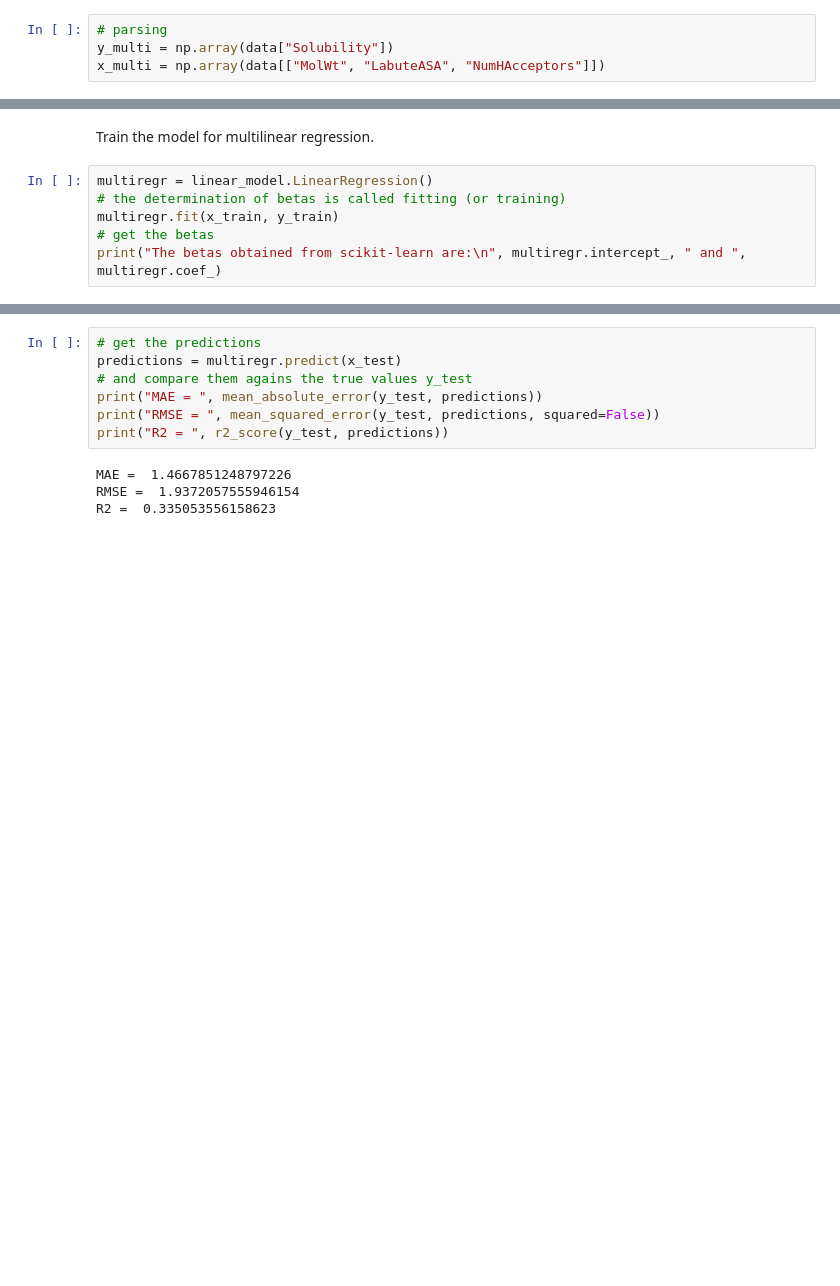
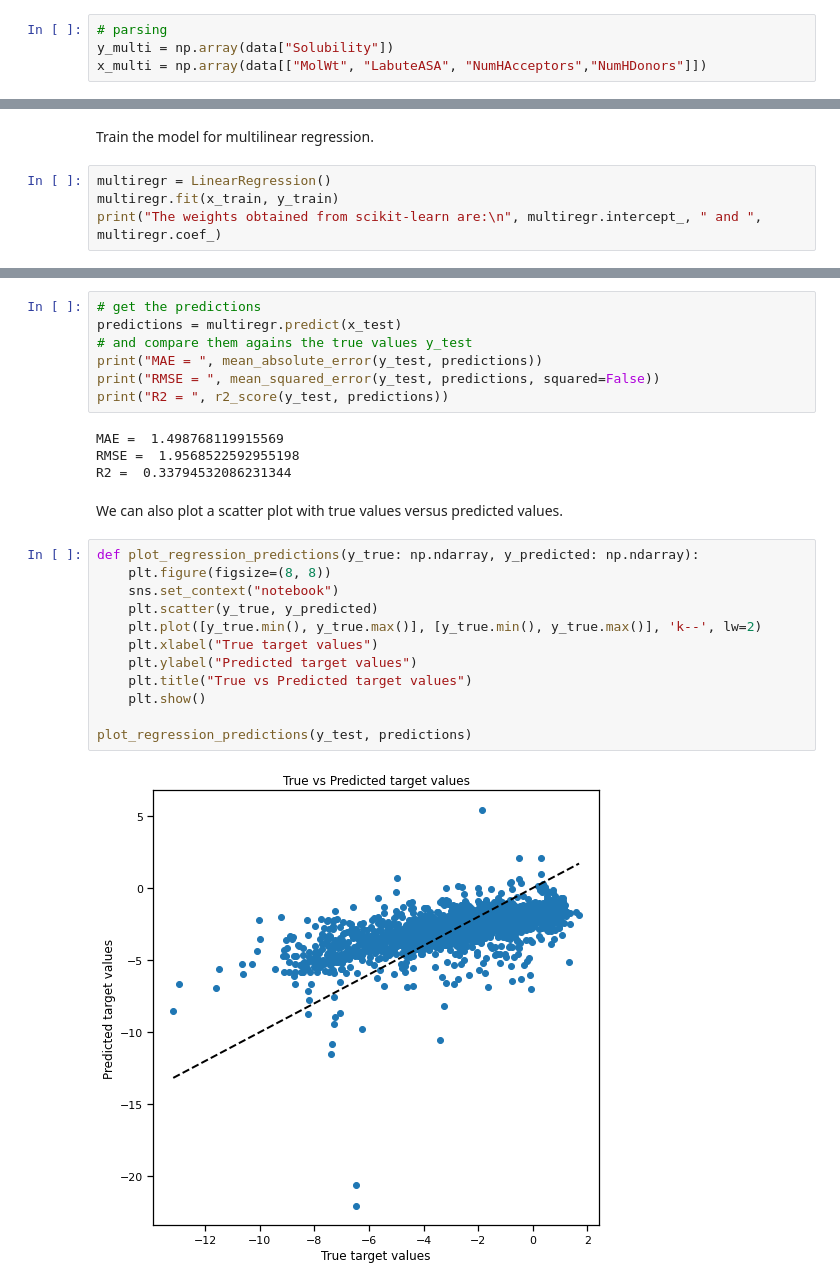
Before and after one commit to Tacitus523/ml4chem, a Jupyter notebook: Regression/1.1_RegressionTutorial.ipynb, the cells around one changed output, grey strips where cells are left out. Saved outputs shown, nothing was run; the diff lists cells and outputs as text; blank space fills up the shorter version.

```diff
--- a/Regression/1.1_RegressionTutorial.ipynb
+++ b/Regression/1.1_RegressionTutorial.ipynb
@@ -197,4 +249,4 @@ Let's try the same procedure for a more complicated problem: Can we predict the
 # %%
 # parsing
 y_multi = np.array(data["Solubility"])
-x_multi = np.array(data[["MolWt", "LabuteASA", "NumHAcceptors"]])
+x_multi = np.array(data[["MolWt", "LabuteASA", "NumHAcceptors","NumHDonors"]])
@@ -215,10 +297,8 @@ Testing targets have shape:  (1997,)
 # %% [markdown]
 Train the model for multilinear regression.
 # %%
-multiregr = linear_model.LinearRegression()
-# the determination of betas is called fitting (or training)
+multiregr = LinearRegression()
 multiregr.fit(x_train, y_train)
-# get the betas
-print("The betas obtained from scikit-learn are:\n", multiregr.intercept_, " and ", multiregr.coef_)
+print("The weights obtained from scikit-learn are:\n", multiregr.intercept_, " and ", multiregr.coef_)
 # %% [output]
 The betas obtained from scikit-learn are:
@@ -243,6 +325,22 @@ print("MAE = ", mean_absolute_error(y_test, predictions))
 print("RMSE = ", mean_squared_error(y_test, predictions, squared=False))
 print("R2 = ", r2_score(y_test, predictions))
 # %% [output]
-MAE =  1.4667851248797226
-RMSE =  1.9372057555946154
-R2 =  0.335053556158623
+MAE =  1.498768119915569
+RMSE =  1.9568522592955198
+R2 =  0.33794532086231344
+# %% [markdown]
+We can also plot a scatter plot with true values versus predicted values.
+# %%
+def plot_regression_predictions(y_true: np.ndarray, y_predicted: np.ndarray):
+    plt.figure(figsize=(8, 8))
+    sns.set_context("notebook")
+    plt.scatter(y_true, y_predicted)
+    plt.plot([y_true.min(), y_true.max()], [y_true.min(), y_true.max()], 'k--', lw=2)
+    plt.xlabel("True target values")
+    plt.ylabel("Predicted target values")
+    plt.title("True vs Predicted target values")
+    plt.show()
+
+plot_regression_predictions(y_test, predictions)
+# %% [output]
+[figure, added]
```
Also changed, not shown: parts of 26 cells of this notebook.
